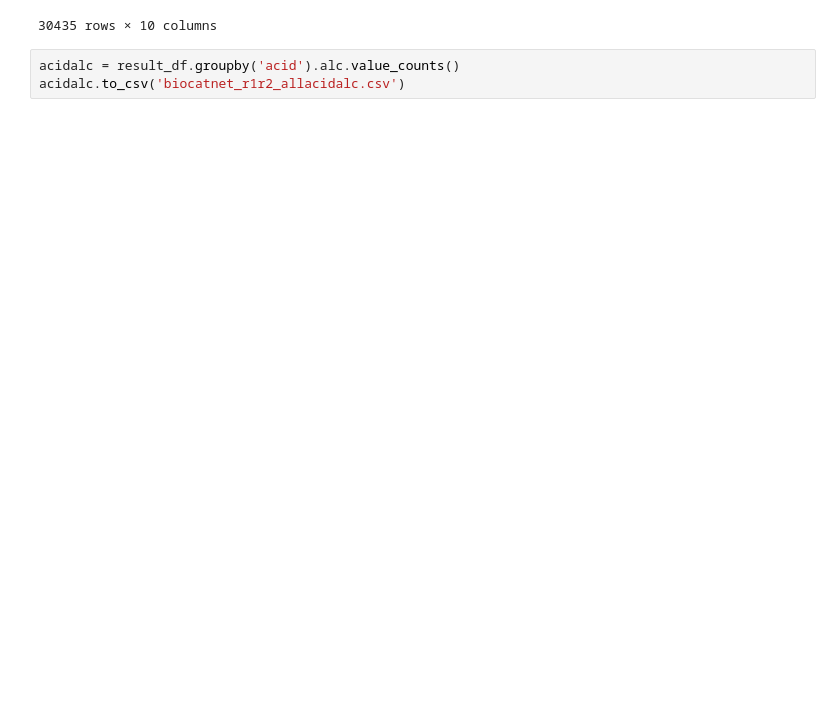
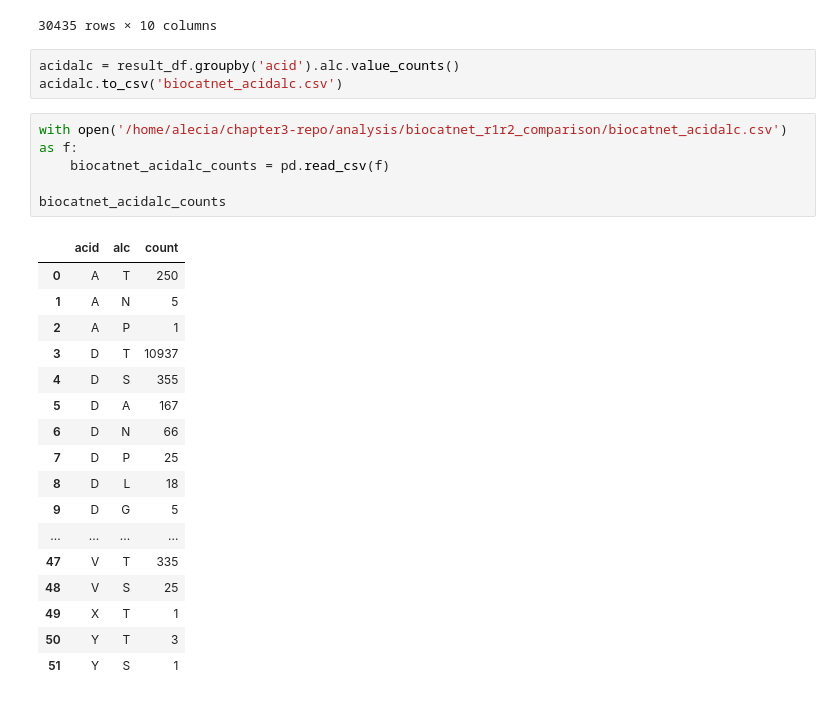
Before and after one commit to aleciagee/ihelix-residues-analysis, a Jupyter notebook: analysis/biocatnet_r1r2_comparison/biocatnet_r1r2_acidalcohol.ipynb, the cells around one changed output. Saved outputs shown, nothing was run; the diff lists cells and outputs as text; blank space fills up the shorter version.

Commit message:
HMM round 2 analysis - step 5

```diff
--- a/analysis/biocatnet_r1r2_comparison/biocatnet_r1r2_acidalcohol.ipynb
+++ b/analysis/biocatnet_r1r2_comparison/biocatnet_r1r2_acidalcohol.ipynb
@@ -147,4 +151,27 @@ result_df
 30435 rows × 10 columns
 # %%
 acidalc = result_df.groupby('acid').alc.value_counts()
-acidalc.to_csv('biocatnet_r1r2_allacidalc.csv')
+acidalc.to_csv('biocatnet_acidalc.csv')
+# %%
+with open('/home/alecia/chapter3-repo/analysis/biocatnet_r1r2_comparison/biocatnet_acidalc.csv') as f:
+    biocatnet_acidalc_counts = pd.read_csv(f)
+
+biocatnet_acidalc_counts
+# %% [output]
+|  | acid | alc | count |
+| 0 | A | T | 250 |
+| 1 | A | N | 5 |
+| 2 | A | P | 1 |
+| 3 | D | T | 10937 |
+| 4 | D | S | 355 |
+| 5 | D | A | 167 |
+| 6 | D | N | 66 |
+| 7 | D | P | 25 |
+| 8 | D | L | 18 |
+| 9 | D | G | 5 |
+| ... | ... | ... | ... |
+| 47 | V | T | 335 |
+| 48 | V | S | 25 |
+| 49 | X | T | 1 |
+| 50 | Y | T | 3 |
+| 51 | Y | S | 1 |
```
Also changed, not shown: parts of 6 cells of this notebook, 3 other files.
